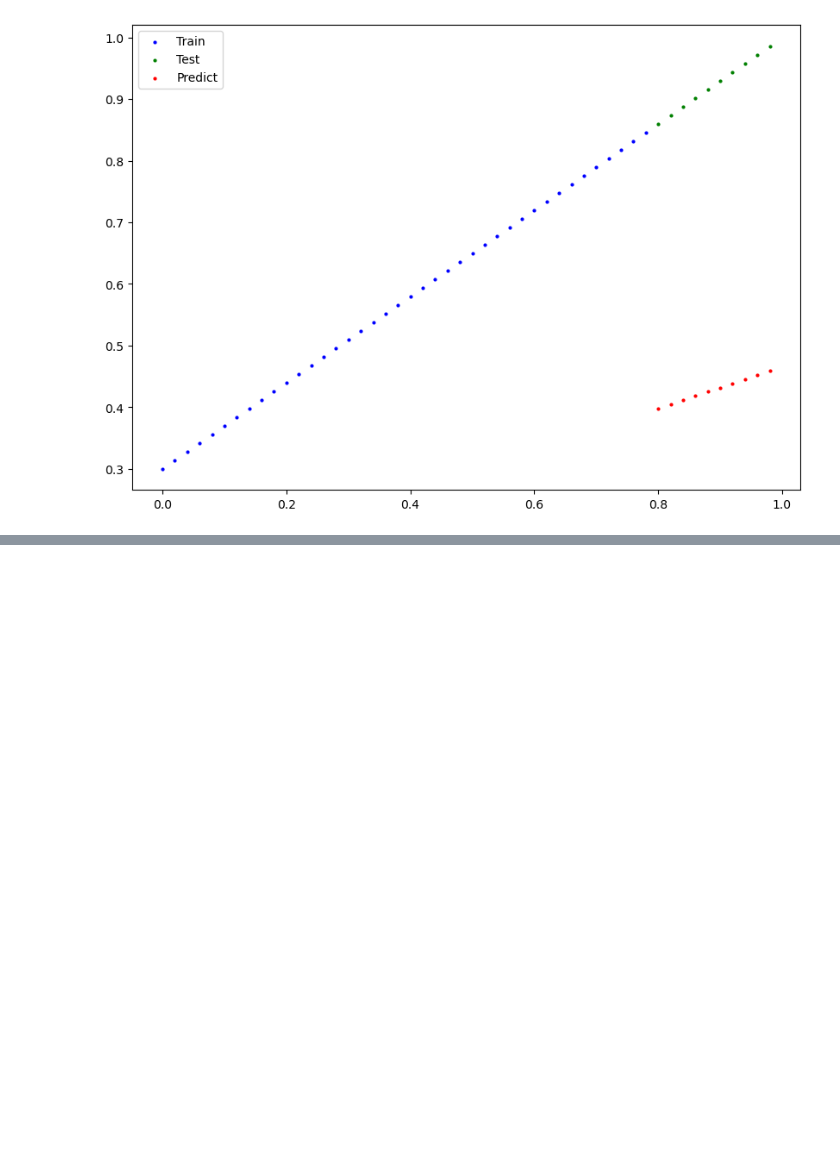
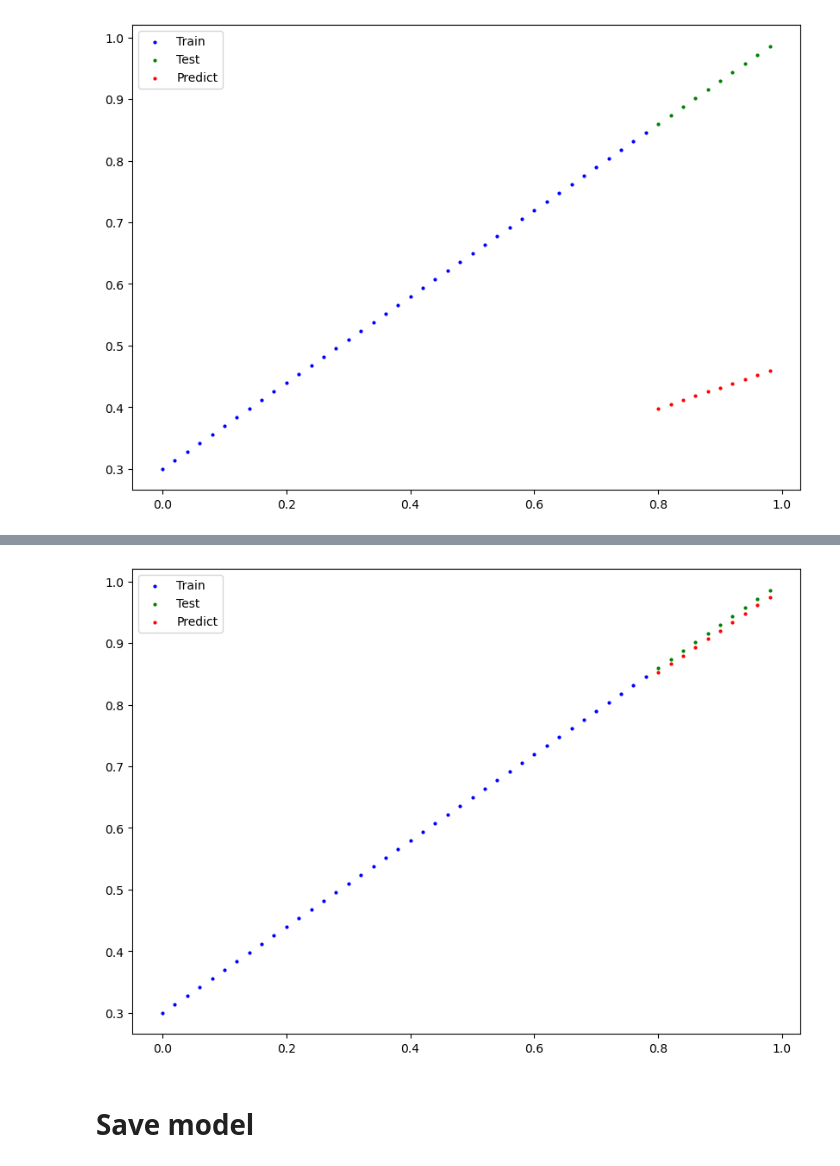
Before and after one commit to cosheimil/ml_learning, a Jupyter notebook: torch learning/01_pytorch_workflow.ipynb, the cells around one changed output, grey strips where cells are left out. Saved outputs shown, nothing was run; the diff lists cells and outputs as text; code cells hidden in the pictures; blank space fills up the shorter version.

```diff
--- a/torch learning/01_pytorch_workflow.ipynb
+++ b/torch learning/01_pytorch_workflow.ipynb
@@ -369,0 +358,13 @@ weights: 0.7, bias: 0.3
+# %%
+model.eval()
+
+with torch.inference_mode():
+    # model.to(device)
+    # X_test = X_test.to(device)
+    y_preds = model(X_test)
+# %%
+plot_predictions(predictions=y_preds)
+# %% [output]
+[figure, added]
+# %% [markdown]
+# Save model
```
Also changed, not shown: parts of 13 cells of this notebook.
